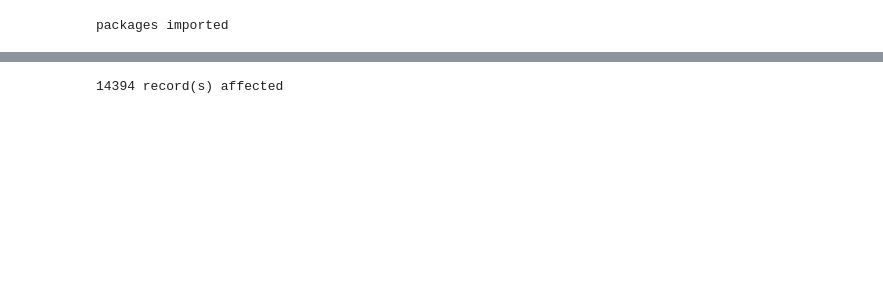
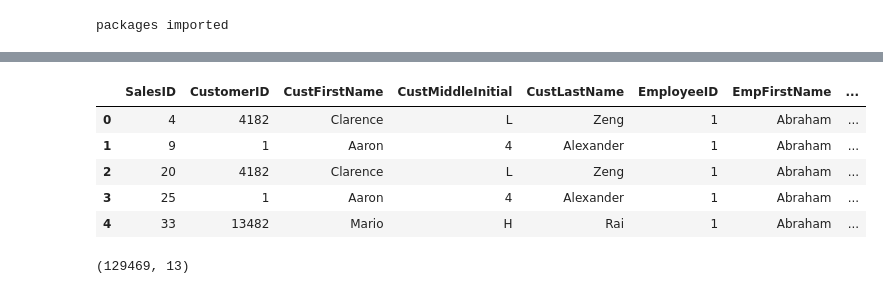
Before and after one commit to vinayak-parab/Data_Management_ETL, a Jupyter notebook: DM_ETL.ipynb, the cells around one changed output, grey strips where cells are left out. Saved outputs shown, nothing was run; the diff lists cells and outputs as text; code cells hidden in the pictures; blank space fills up the shorter version.

```diff
--- a/DM_ETL.ipynb
+++ b/DM_ETL.ipynb
@@ -7,4 +12,4 @@ packages imported
 # %%
+# make a connection to mysql database for extracting the raw data
 mydb = mysql.connector.connect(host='localhost', database='salesdb', user='root', password='Csoares#12')
-df = pd.read_sql('SELECT * FROM sales_data', con=mydb)
-df
+df = pd.read_sql('SELECT * FROM sales_data_etl', con=mydb)
@@ -27,7 +15,0 @@ mycursor = mydb.cursor()
-# %%
-sql = "UPDATE sales_data SET CustMiddleInitial = NULL where CustMiddleInitial = '4' "
-mycursor.execute(sql)
-mydb.commit()
-print(mycursor.rowcount, "record(s) affected")
-# %% [output]
-14394 record(s) affected
@@ -38,0 +16,19 @@ print(mycursor.rowcount, "record(s) affected")
+# %%
+# Set the values to display all the counts in one output cell
+pd.set_option('display.max_rows', 500)
+pd.set_option('display.max_columns', 500)
+pd.set_option('display.width', 1000)
+# %%
+df.head()
+# %% [output]
+|  | SalesID | CustomerID | CustFirstName | CustMiddleInitial | CustLastName | EmployeeID | EmpFirstName | ... |
+| 0 | 4 | 4182 | Clarence | L | Zeng | 1 | Abraham | ... |
+| 1 | 9 | 1 | Aaron | 4 | Alexander | 1 | Abraham | ... |
+| 2 | 20 | 4182 | Clarence | L | Zeng | 1 | Abraham | ... |
+| 3 | 25 | 1 | Aaron | 4 | Alexander | 1 | Abraham | ... |
+| 4 | 33 | 13482 | Mario | H | Rai | 1 | Abraham | ... |
+# %%
+# check the shape of the data
+df.shape
+# %% [output]
+(129469, 13)
```
Also changed, not shown: parts of 36 cells of this notebook.
